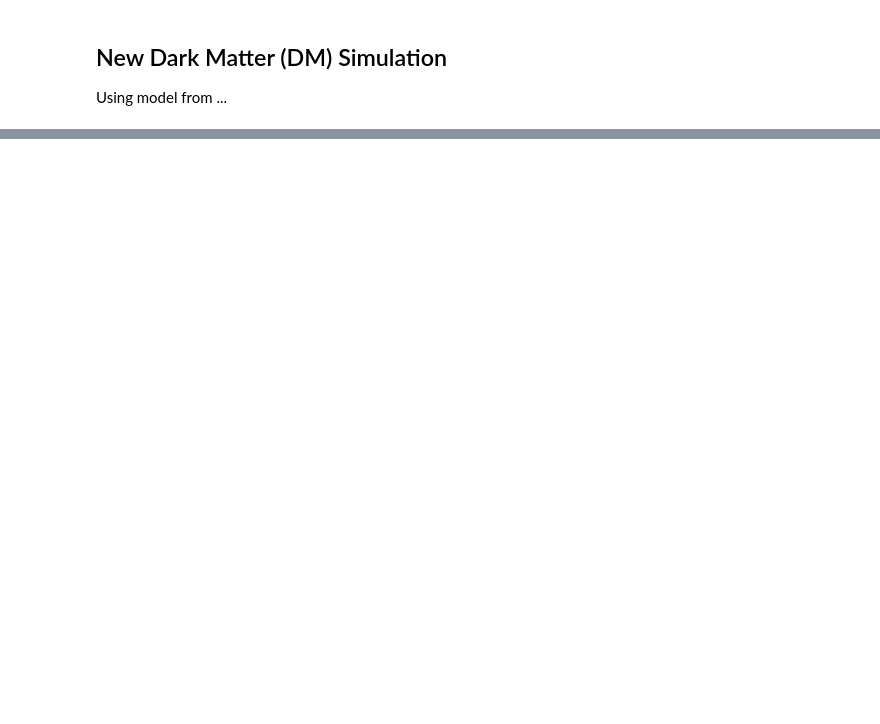
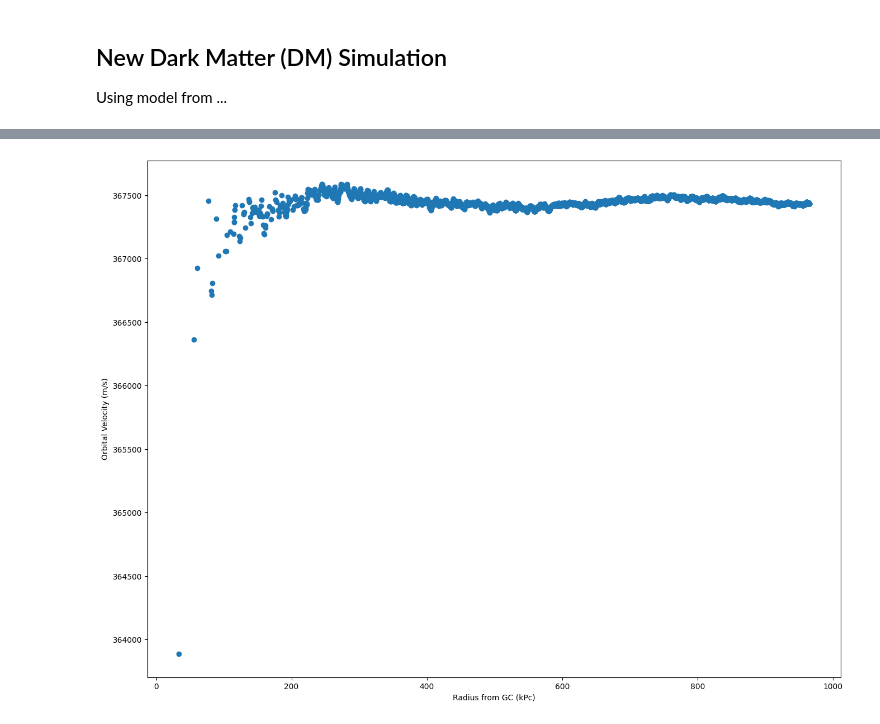
Before and after one commit to tylercase/Tyler_C_LYCO_DM_SIM, a Jupyter notebook: DM Sim v2.ipynb, the cells around one changed output, grey strips where cells are left out. Drawn from its saved outputs; the diff is of its cells as text; code cells hidden in the pictures; blank space fills up the shorter version.

Commit message:
Made 3D plot interactive, added method for obtaining and plotting rotation curve.

```diff
--- a/DM Sim v2.ipynb
+++ b/DM Sim v2.ipynb
@@ -212,0 +278,4 @@ model.PlotDMPositions3D(alpha = 0.01, lineWidth=0.0001)
+# %%
+model.GetRotationCurve(N=10000)
+# %% [output]
+[figure, added]
```
Also changed, not shown: parts of 8 cells of this notebook.
